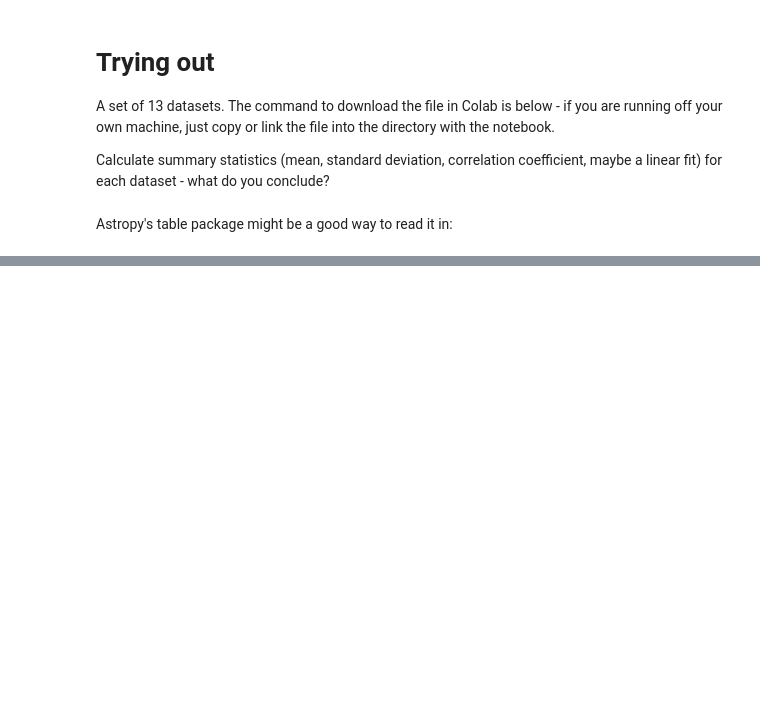
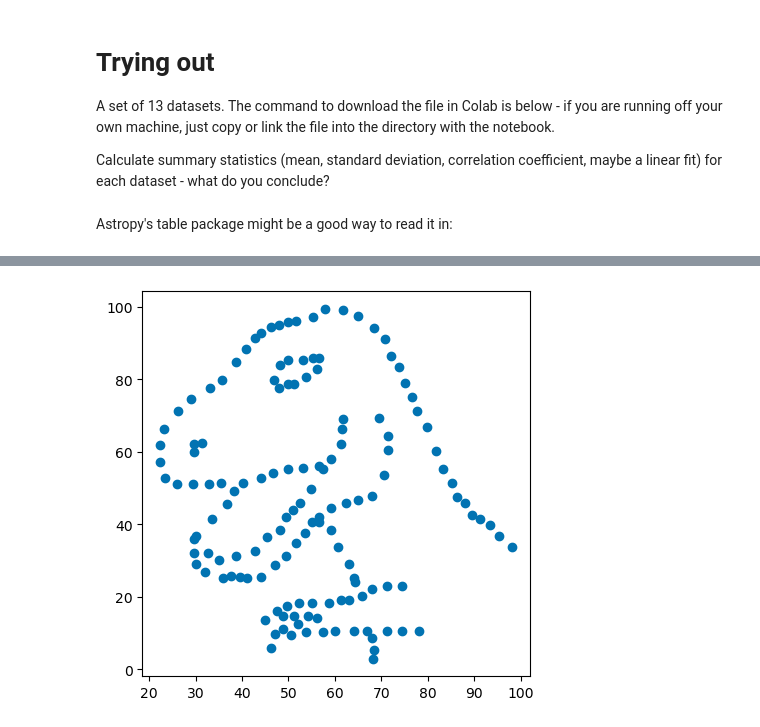
Before and after one commit to pedrobranco1999/MLD2025, a Jupyter notebook: Notebooks/MLD2025-04-Distribution illustrations.ipynb, the cells around one changed output, grey strips where cells are left out. Drawn from its saved outputs; the diff is of its cells as text; code cells hidden in the pictures; blank space fills up the shorter version.

```diff
--- a/Notebooks/MLD2025-04-Distribution illustrations.ipynb
+++ b/Notebooks/MLD2025-04-Distribution illustrations.ipynb
@@ -179,3 +199,6 @@ Astropy's table package might be a good way to read it in:
 # %%
 from astropy.table import Table
 t = Table().read("several_datasets.tsv", format="ascii.fast_tab")
+# %%
+import pandas as pd
+table=pd.read_csv("several_datasets.tsv",delimiter="\t")
@@ -181,0 +227,20 @@ t = Table().read("several_datasets.tsv", format="ascii.fast_tab")
+# %%
+names_x=[]
+names_y=[]
+
+for i in range(1,14):
+    names_x.append("x"+str(i))
+    names_y.append("y"+str(i))
+
+### Calcular a media, desvio padrao e coeficente de correlação
+Mean=[]
+
+for j in range(13):
+    Mean.append(np.mean())
+# %%
+#### plot de tudo
+plt.figure(figsize=(5,5))
+for j in range(3,4):
+    plt.scatter(table[names_x[j]],table[names_y[j]])
+# %% [output]
+[figure, added]
```
Also changed, not shown: parts of 12 cells of this notebook, 4 other files.
